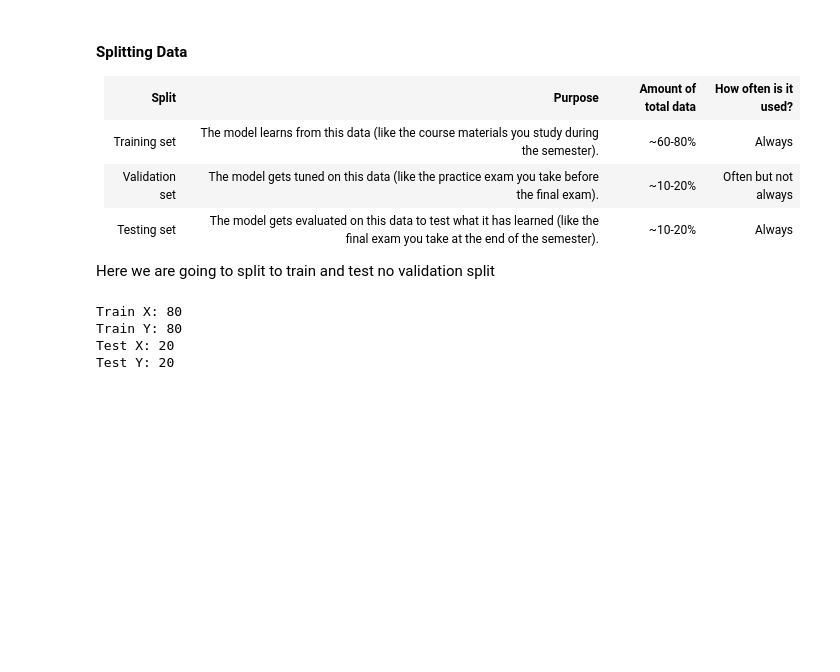
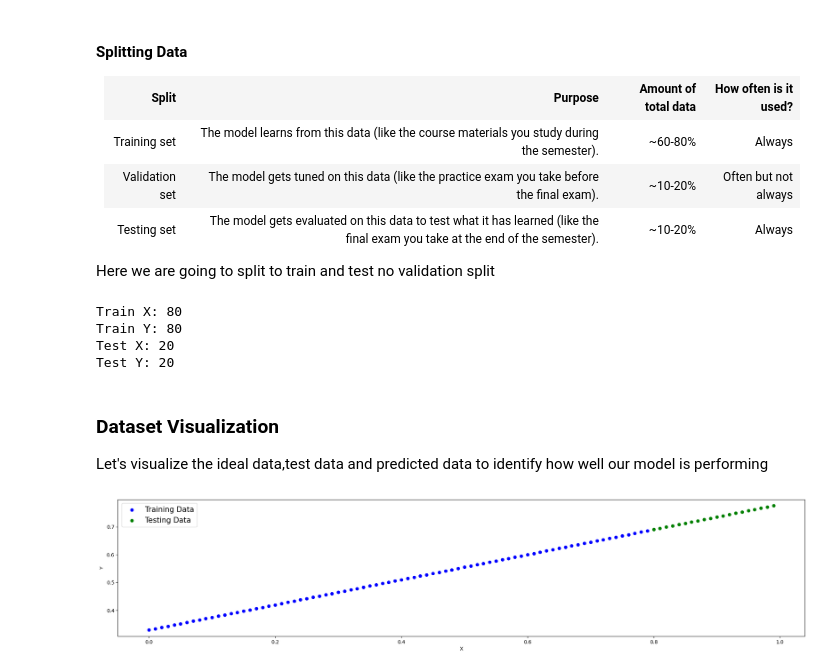
Before and after one commit to Siddhant128-bit/pytorch-learning, a Jupyter notebook: Notebooks/Workflow_Fundamentals/1. Workflow_Fundamentals_1.ipynb, the cells around one changed output. Drawn from its saved outputs; the diff is of its cells as text; code cells hidden in the pictures; blank space fills up the shorter version.

Commit message:
Data Visualization Completed

```diff
--- a/Notebooks/Workflow_Fundamentals/1. Workflow_Fundamentals_1.ipynb
+++ b/Notebooks/Workflow_Fundamentals/1. Workflow_Fundamentals_1.ipynb
@@ -108,3 +108,22 @@ Train X: 80
 Train Y: 80
 Test X: 20
 Test Y: 20
+# %% [markdown]
+<h3> Dataset Visualization </h3>
+
+Let's visualize the ideal data,test data and predicted data to identify how well our model is performing
+# %%
+def plot_Linear_Regression(x_data=x_train,y_data=y_train,test_data=x_test,test_labels=y_test,predictions=None):
+    plt.figure(figsize=(25,5))
+    plt.scatter(x_data,y_data,c='Blue',label='Training Data')
+    plt.scatter(test_data,test_labels,c='Green',label='Testing Data')
+    if predictions is not None:
+        plt.scatter(test_data,test_labels,c='Red',label='Predictions')
+
+    plt.xlabel('X')
+    plt.ylabel('Y')
+    plt.legend(prop={"size": 15})
+
+plot_Linear_Regression()
+# %% [output]
+[figure, added]
```
